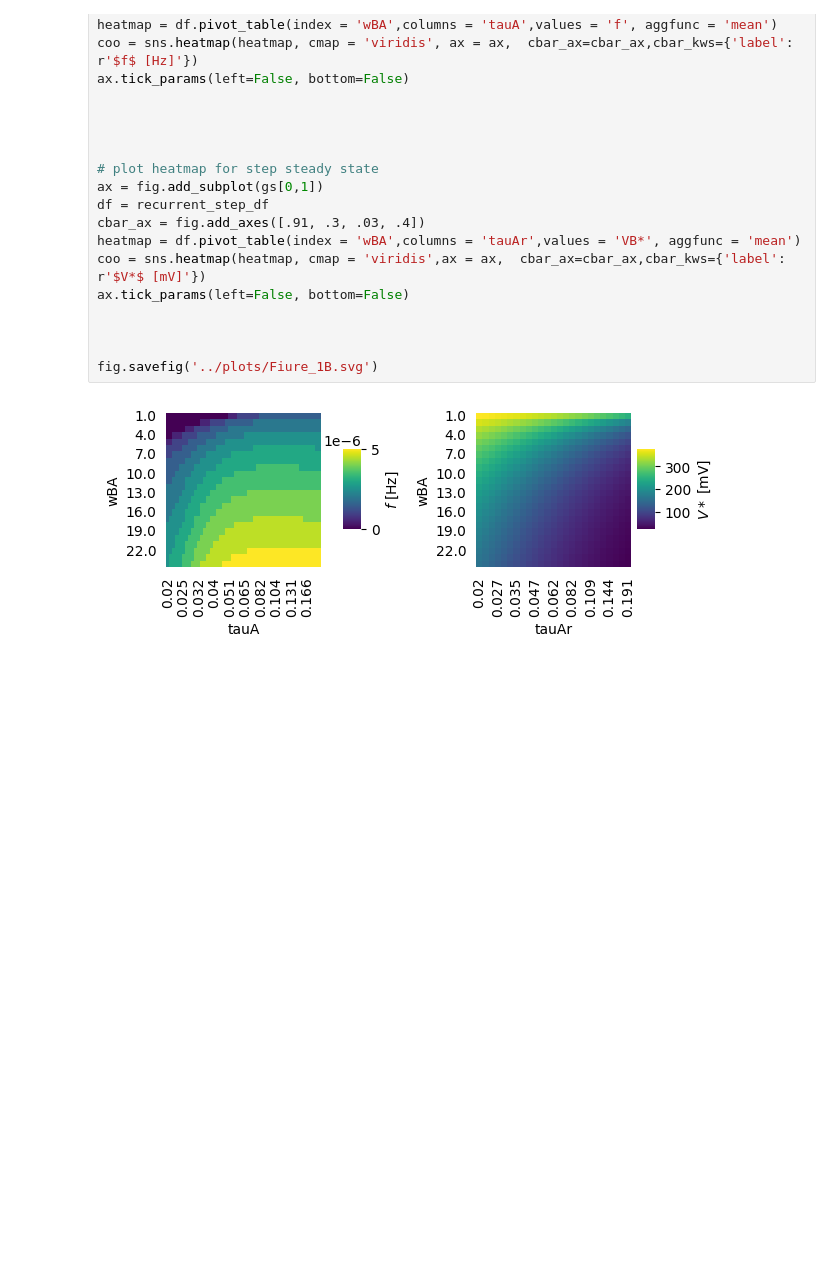
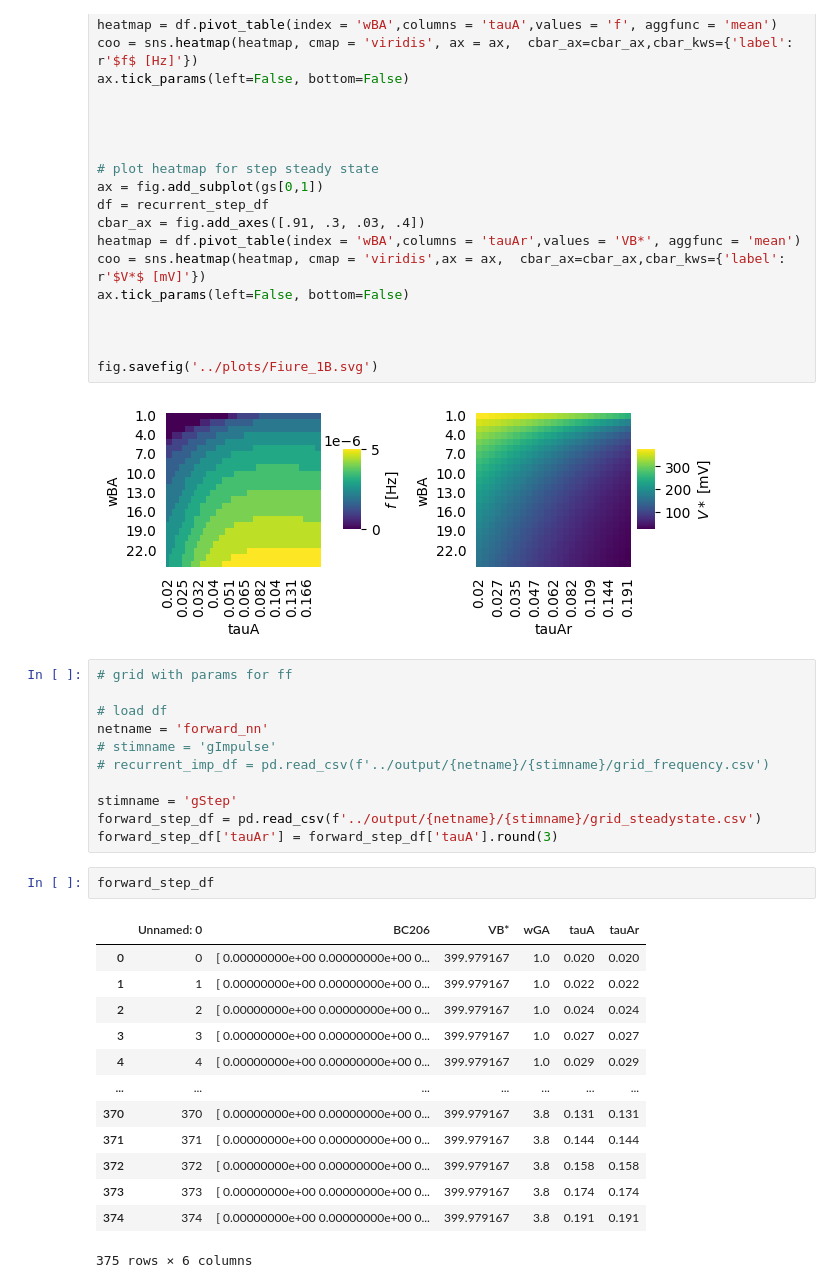
Before and after one commit to simoneeb/motion_anticipation_network, a Jupyter notebook: Brian/figures_for_paper/figure_1.ipynb, the cells around one changed output. Cells and saved outputs as stored; diff of their text form; blank space fills up the shorter version.

```diff
--- a/Brian/figures_for_paper/figure_1.ipynb
+++ b/Brian/figures_for_paper/figure_1.ipynb
@@ -123,3 +123,30 @@ ax.tick_params(left=False, bottom=False)
 fig.savefig('../plots/Fiure_1B.svg')
 # %% [output]
 [figure]
+# %%
+# grid with params for ff
+
+# load df
+netname = 'forward_nn'
+# stimname = 'gImpulse'
+# recurrent_imp_df = pd.read_csv(f'../output/{netname}/{stimname}/grid_frequency.csv')
+
+stimname = 'gStep'
+forward_step_df = pd.read_csv(f'../output/{netname}/{stimname}/grid_steadystate.csv')
+forward_step_df['tauAr'] = forward_step_df['tauA'].round(3)
+# %%
+forward_step_df
+# %% [output]
+|  | Unnamed: 0 | BC206 | VB* | wGA | tauA | tauAr |
+| 0 | 0 | [ 0.00000000e+00 0.00000000e+00 0... | 399.979167 | 1.0 | 0.020 | 0.020 |
+| 1 | 1 | [ 0.00000000e+00 0.00000000e+00 0... | 399.979167 | 1.0 | 0.022 | 0.022 |
+| 2 | 2 | [ 0.00000000e+00 0.00000000e+00 0... | 399.979167 | 1.0 | 0.024 | 0.024 |
+| 3 | 3 | [ 0.00000000e+00 0.00000000e+00 0... | 399.979167 | 1.0 | 0.027 | 0.027 |
+| 4 | 4 | [ 0.00000000e+00 0.00000000e+00 0... | 399.979167 | 1.0 | 0.029 | 0.029 |
+| ... | ... | ... | ... | ... | ... | ... |
+| 370 | 370 | [ 0.00000000e+00 0.00000000e+00 0... | 399.979167 | 3.8 | 0.131 | 0.131 |
+| 371 | 371 | [ 0.00000000e+00 0.00000000e+00 0... | 399.979167 | 3.8 | 0.144 | 0.144 |
+| 372 | 372 | [ 0.00000000e+00 0.00000000e+00 0... | 399.979167 | 3.8 | 0.158 | 0.158 |
+| 373 | 373 | [ 0.00000000e+00 0.00000000e+00 0... | 399.979167 | 3.8 | 0.174 | 0.174 |
+| 374 | 374 | [ 0.00000000e+00 0.00000000e+00 0... | 399.979167 | 3.8 | 0.191 | 0.191 |
+375 rows × 6 columns
```
Also changed, not shown: parts of 1 cell of this notebook, 6 other files.
